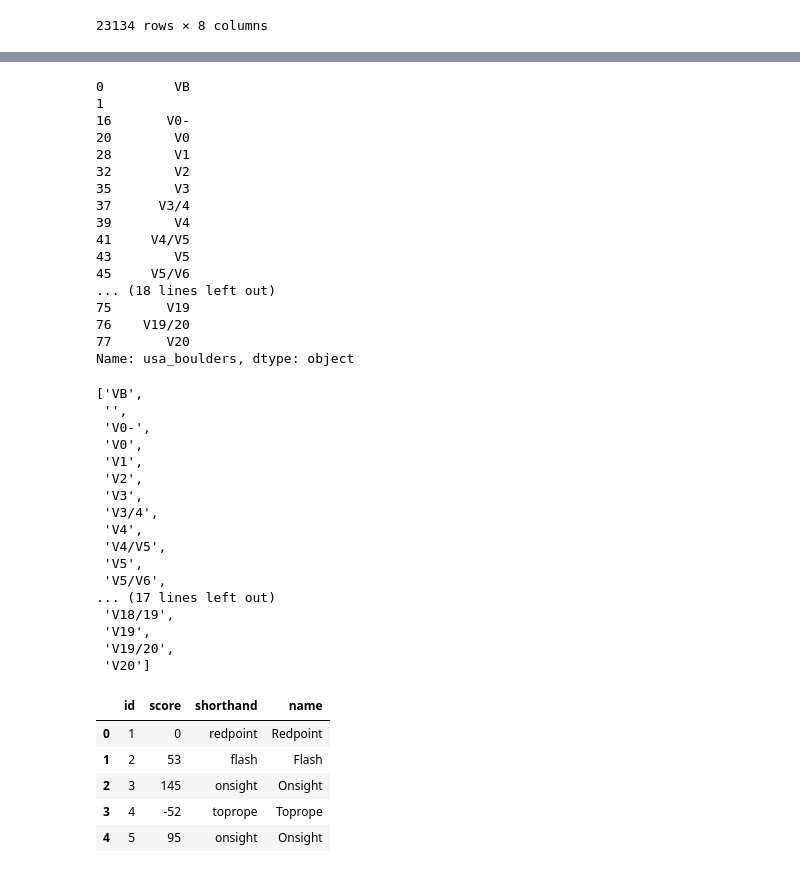
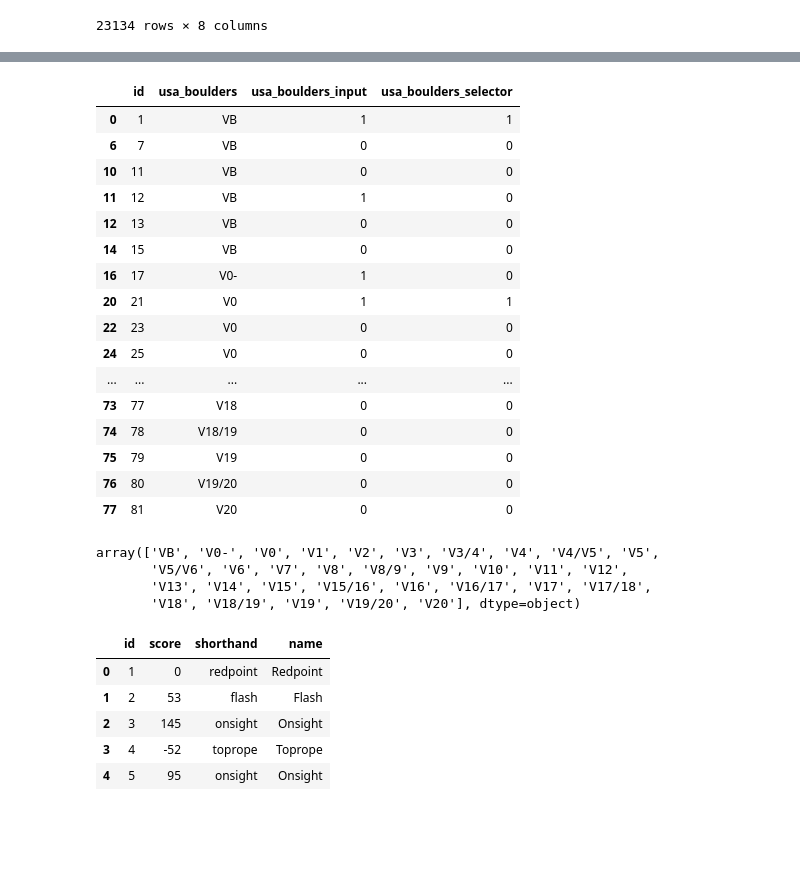
Before and after one commit to kchiev215/Passion_project, a Jupyter notebook: CleanData.ipynb, the cells around one changed output, grey strips where cells are left out. Drawn from its saved outputs; the diff is of its cells as text; code cells hidden in the pictures; blank space fills up the shorter version.

```diff
--- a/CleanData.ipynb
+++ b/CleanData.ipynb
@@ -110,0 +140,6 @@ cleaned_up_users
+# %%
+drop_fra_columns = ['score', 'fra_routes', 'fra_routes_input', 'fra_routes_selector',
+       'fra_boulders', 'fra_boulders_input', 'fra_boulders_selector',
+       'usa_routes', 'usa_routes_input', 'usa_routes_selector']
+usa_boulders = df_grade.drop(drop_fra_columns, axis=1)
+usa_boulders
@@ -111,49 +171,33 @@ cleaned_up_users
+# %%
+usa_boulders = usa_boulders[usa_boulders.usa_boulders.values != '']
+usa_boulders
+# %% [output]
+|  | id | usa_boulders | usa_boulders_input | usa_boulders_selector |
+| 0 | 1 | VB | 1 | 1 |
+| 6 | 7 | VB | 0 | 0 |
+| 10 | 11 | VB | 0 | 0 |
+| 11 | 12 | VB | 1 | 0 |
+| 12 | 13 | VB | 0 | 0 |
+| 14 | 15 | VB | 0 | 0 |
+| 16 | 17 | V0- | 1 | 0 |
+| 20 | 21 | V0 | 1 | 1 |
+| 22 | 23 | V0 | 0 | 0 |
+| 24 | 25 | V0 | 0 | 0 |
+| ... | ... | ... | ... | ... |
+| 73 | 77 | V18 | 0 | 0 |
+| 74 | 78 | V18/19 | 0 | 0 |
+| 75 | 79 | V19 | 0 | 0 |
+| 76 | 80 | V19/20 | 0 | 0 |
+| 77 | 81 | V20 | 0 | 0 |
 # %%
-boulder_grades = df_grade.usa_boulders
-boulder_grades.drop_duplicates(inplace=True)
-boulder_grades
+usa_boulder_grades = usa_boulders['usa_boulders']
+usa_boulder_grades.drop_duplicates(inplace=True)
+usa_boulder_grades.values
 # %% [output]
-0         VB
-1
-16       V0-
-20        V0
-28        V1
-32        V2
-35        V3
-37      V3/4
-39        V4
-41     V4/V5
-43        V5
-45     V5/V6
-... (18 lines left out)
-75       V19
-76    V19/20
-77       V20
-Name: usa_boulders, dtype: object
+array(['VB', 'V0-', 'V0', 'V1', 'V2', 'V3', 'V3/4', 'V4', 'V4/V5', 'V5',
+       'V5/V6', 'V6', 'V7', 'V8', 'V8/9', 'V9', 'V10', 'V11', 'V12',
+       'V13', 'V14', 'V15', 'V15/16', 'V16', 'V16/17', 'V17', 'V17/18',
+       'V18', 'V18/19', 'V19', 'V19/20', 'V20'], dtype=object)
-# %%
-grades = []
-for i, r in boulder_grades.items():
-    grades.append(r)
-
-grades
-# %% [output]
-['VB',
- '',
- 'V0-',
- 'V0',
- 'V1',
- 'V2',
- 'V3',
- 'V3/4',
- 'V4',
- 'V4/V5',
- 'V5',
- 'V5/V6',
-... (17 lines left out)
- 'V18/19',
- 'V19',
- 'V19/20',
- 'V20']
 # %%
 df_method
 # %% [output]
```
Also changed, not shown: parts of 7 cells of this notebook.
